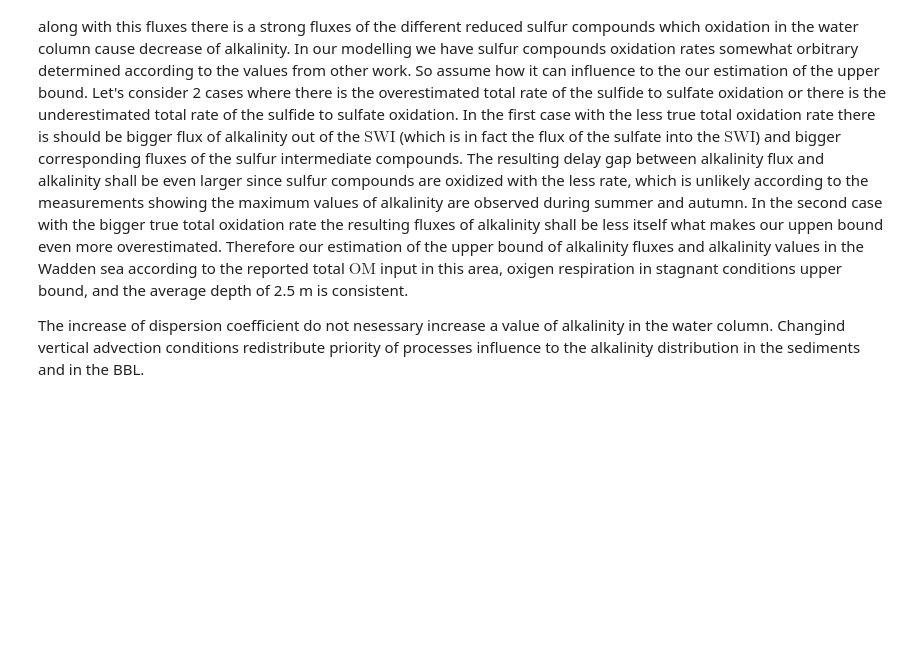
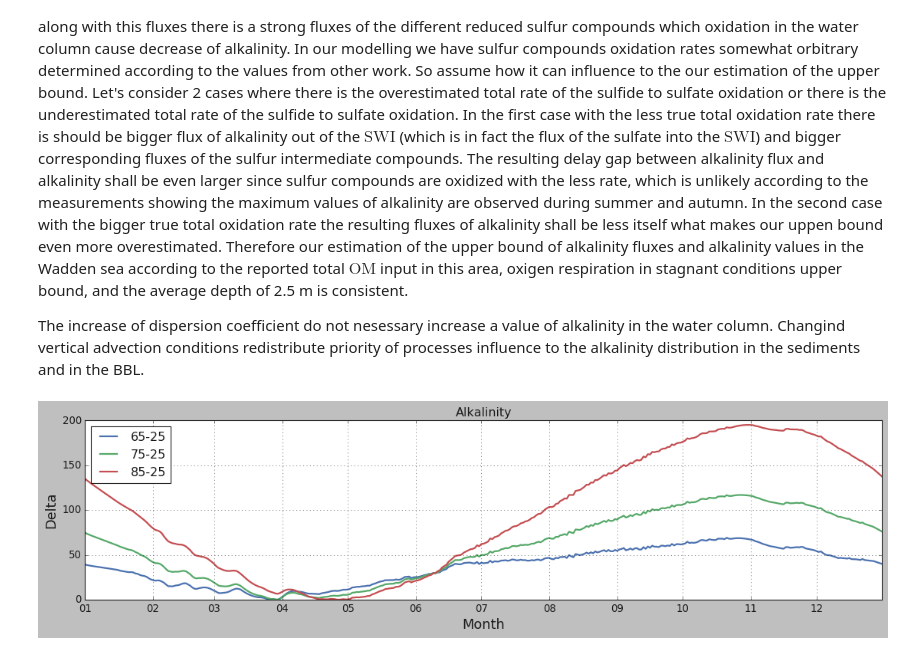
Before and after one commit to limash/Alkalinity_in_the_Wadden_Sea, a Jupyter notebook: Sedimentary_alkalinity_release_in_the_Wadden_Sea.ipynb, the cells around one changed output. Cells and saved outputs as stored; diff of their text form; code cells hidden in the pictures; blank space fills up the shorter version.

Commit message:
Add different porosities (temporaly)

```diff
--- a/Sedimentary_alkalinity_release_in_the_Wadden_Sea.ipynb
+++ b/Sedimentary_alkalinity_release_in_the_Wadden_Sea.ipynb
@@ -369,3 +369,7 @@ Therefore our estimation of the upper bound of alkalinity fluxes and alkalinity
 
 The increase of dispersion coefficient do not nesessary increase a value of alkalinity in the water column.
 Changind vertical advection conditions redistribute priority of processes influence to the alkalinity distribution in the sediments and in the BBL.
+# %%
+vs.plot_alkalinity_porosities()
+# %% [output]
+[figure, added]
```
Also changed, not shown: parts of 1 cell of this notebook, 2 other files.
